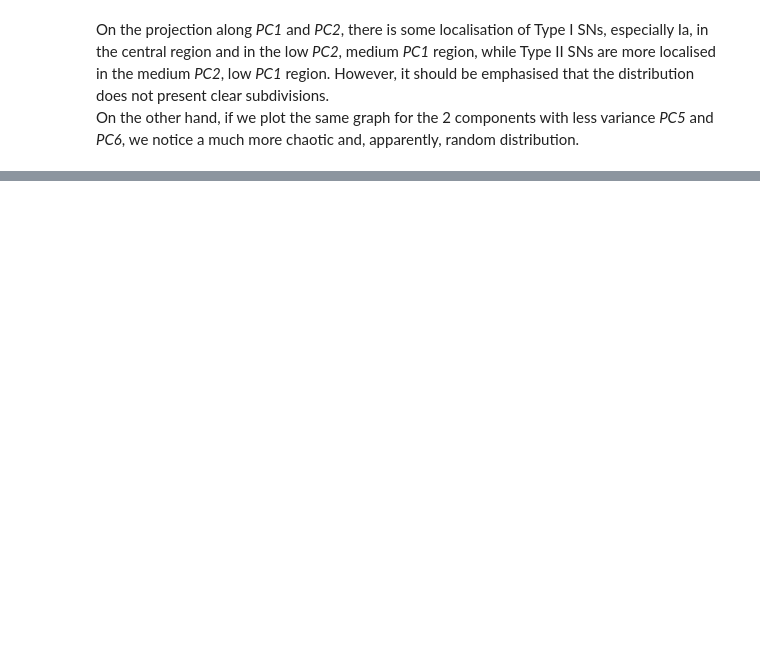
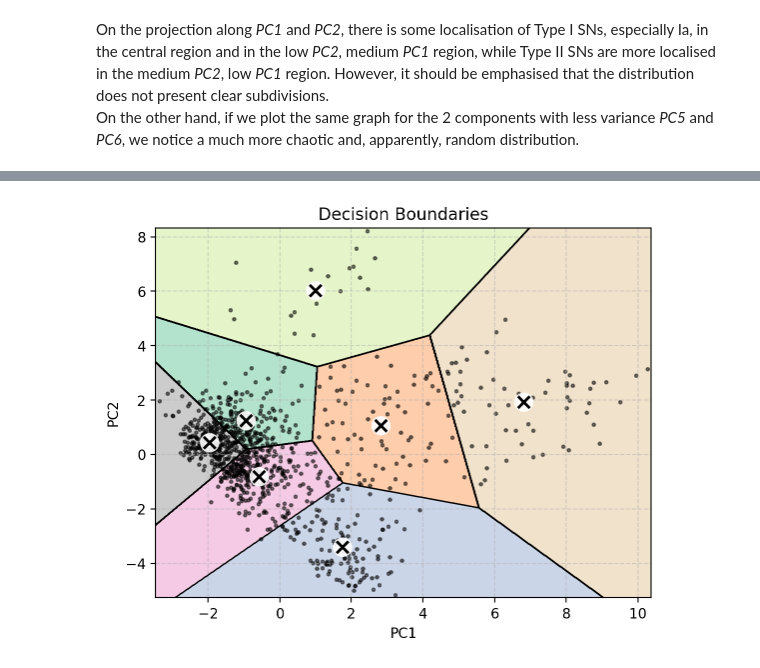
Before and after one commit to zick97/SN_clf_project, a Jupyter notebook: unsupervised.ipynb, the cells around one changed output, grey strips where cells are left out. Cells and saved outputs as stored; diff of their text form; code cells hidden in the pictures; blank space fills up the shorter version.

```diff
--- a/unsupervised.ipynb
+++ b/unsupervised.ipynb
@@ -242,0 +260,11 @@ We get the same results as the sklearn PCA.
+# %%
+from sklearn.cluster import KMeans
+
+# Create an instance of the KMeans class
+kmeans = KMeans(n_clusters=7, random_state=42, n_init=10, max_iter=1000)
+# Fit the training data on a lower dimensional space
+kmeans.fit(pc_X_train[['PC1', 'PC2']].values)
+# Plot the decision boundaries
+plot_decision_boundary(kmeans, pc_X_train)
+# %% [output]
+[figure, added]
```
Also changed, not shown: parts of 37 cells of this notebook, 11 other files.
